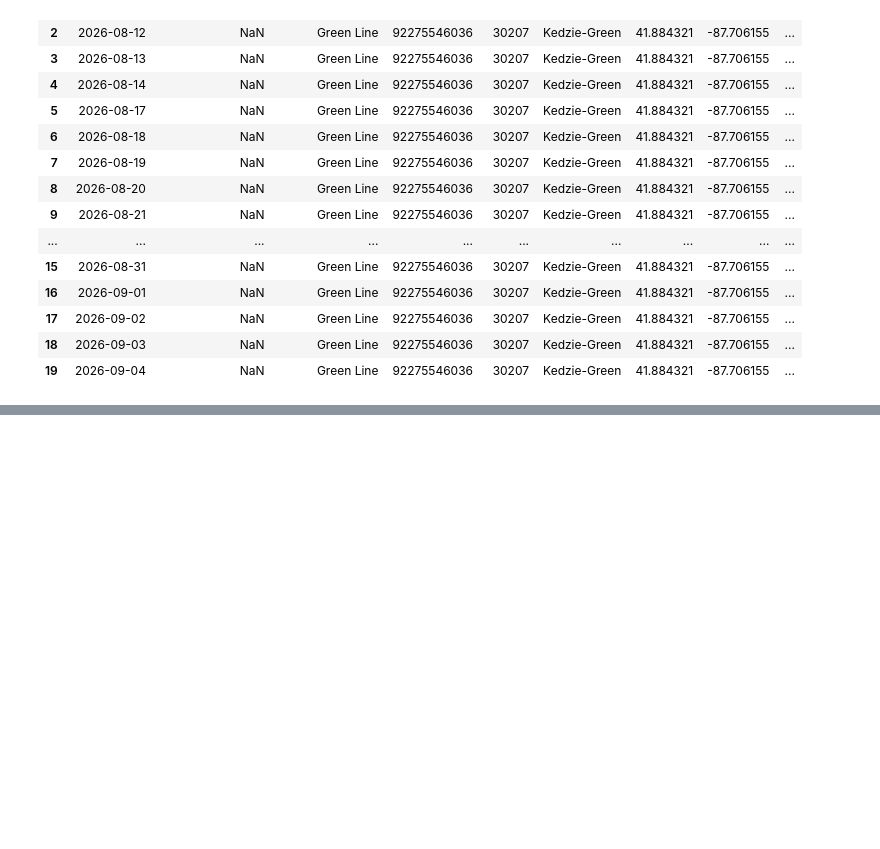
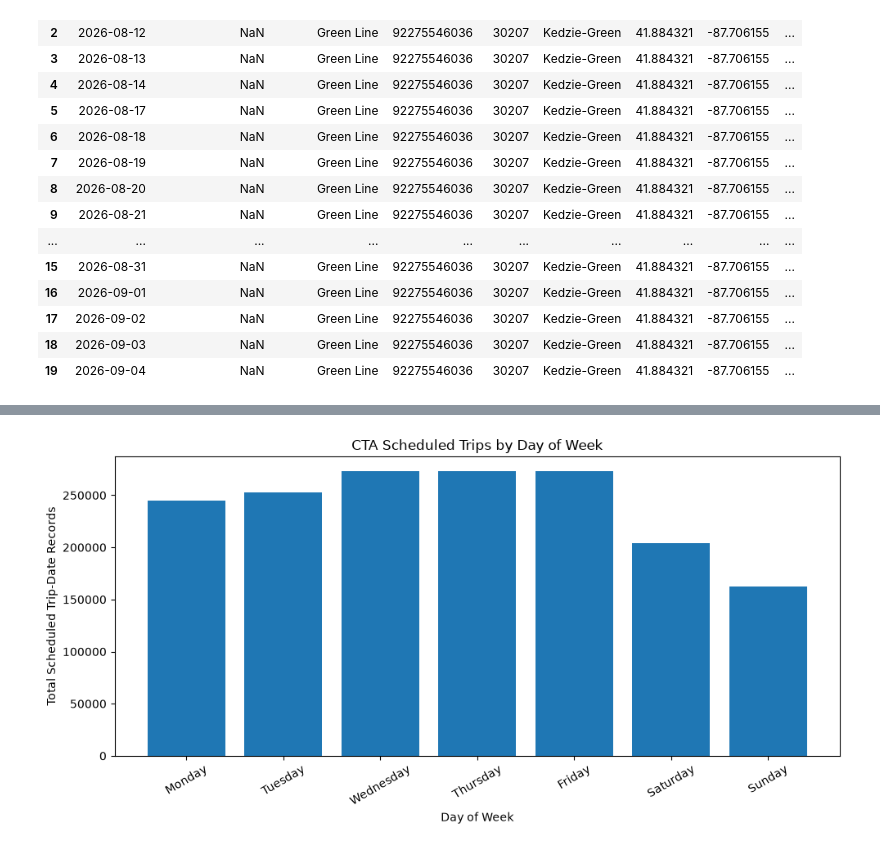
Before and after one commit to siddhic431-sys/TransitPulse, a Jupyter notebook: notebooks/01_data_exploration.ipynb, the cells around one changed output, grey strips where cells are left out. Cells and saved outputs as stored; diff of their text form; code cells hidden in the pictures; blank space fills up the shorter version.

```diff
--- a/notebooks/01_data_exploration.ipynb
+++ b/notebooks/01_data_exploration.ipynb
@@ -1129,0 +1474,28 @@ print(
+# %%
+
+import matplotlib.pyplot as plt
+
+# Put weekdays in calendar order
+weekday_order = [
+    "Monday", "Tuesday", "Wednesday", "Thursday",
+    "Friday", "Saturday", "Sunday"
+]
+
+weekday_summary = (
+    route_daily
+    .groupby("day_of_week", as_index=False)
+    .agg(
+        total_scheduled_trips=("scheduled_trips", "sum"),
+        average_route_daily_trips=("scheduled_trips", "mean")
+    )
+)
+
+weekday_summary["day_of_week"] = pd.Categorical(
+    weekday_summary["day_of_week"],
+    categories=weekday_order,
+    ordered=True
+)
+
+weekday_summary = weekday_summary.sort_values("day_of_week")
+
+display(weekday_summary)
@@ -1129,0 +1511,17 @@ print(
+# %%
+
+plt.figure(figsize=(10, 5))
+
+plt.bar(
+    weekday_summary["day_of_week"].astype(str),
+    weekday_summary["total_scheduled_trips"]
+)
+
+plt.title("CTA Scheduled Trips by Day of Week")
+plt.xlabel("Day of Week")
+plt.ylabel("Total Scheduled Trip-Date Records")
+plt.xticks(rotation=30)
+plt.tight_layout()
+plt.show()
+# %% [output]
+[figure, added]
```
Also changed, not shown: parts of 54 cells of this notebook, 2 other files.
